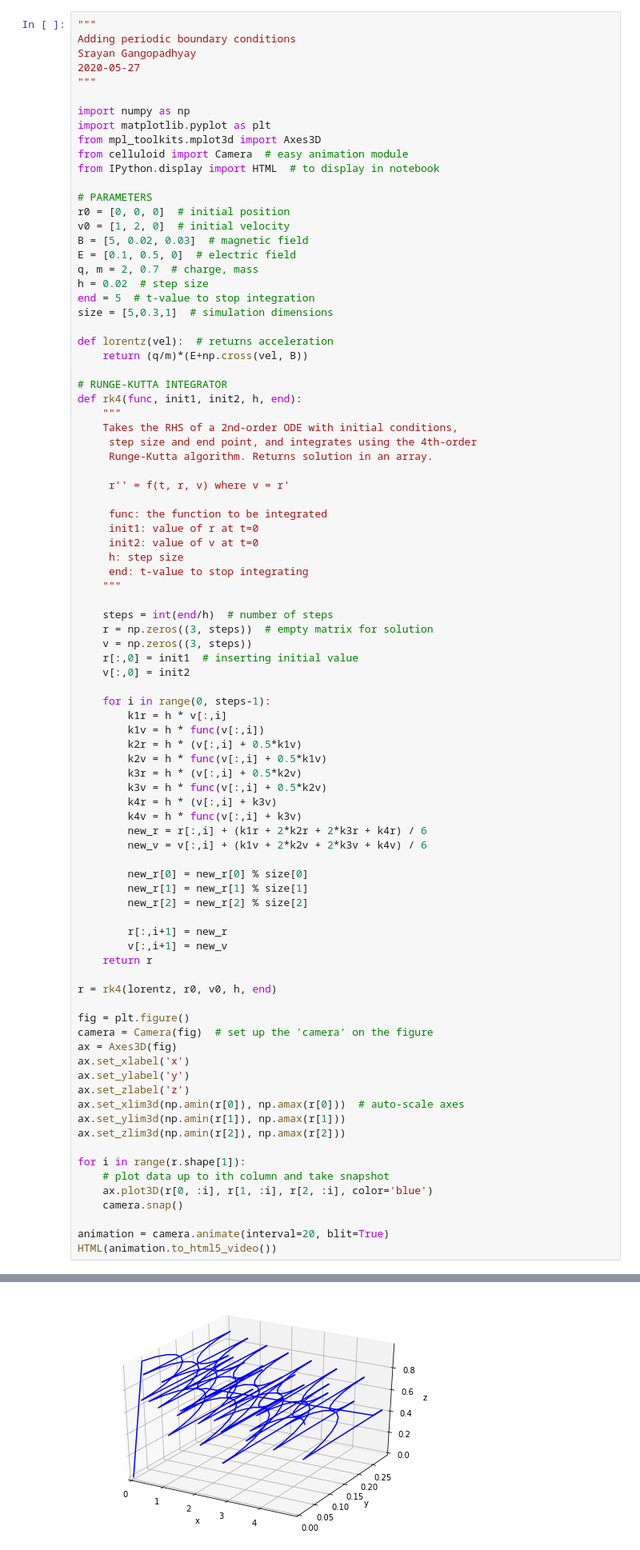
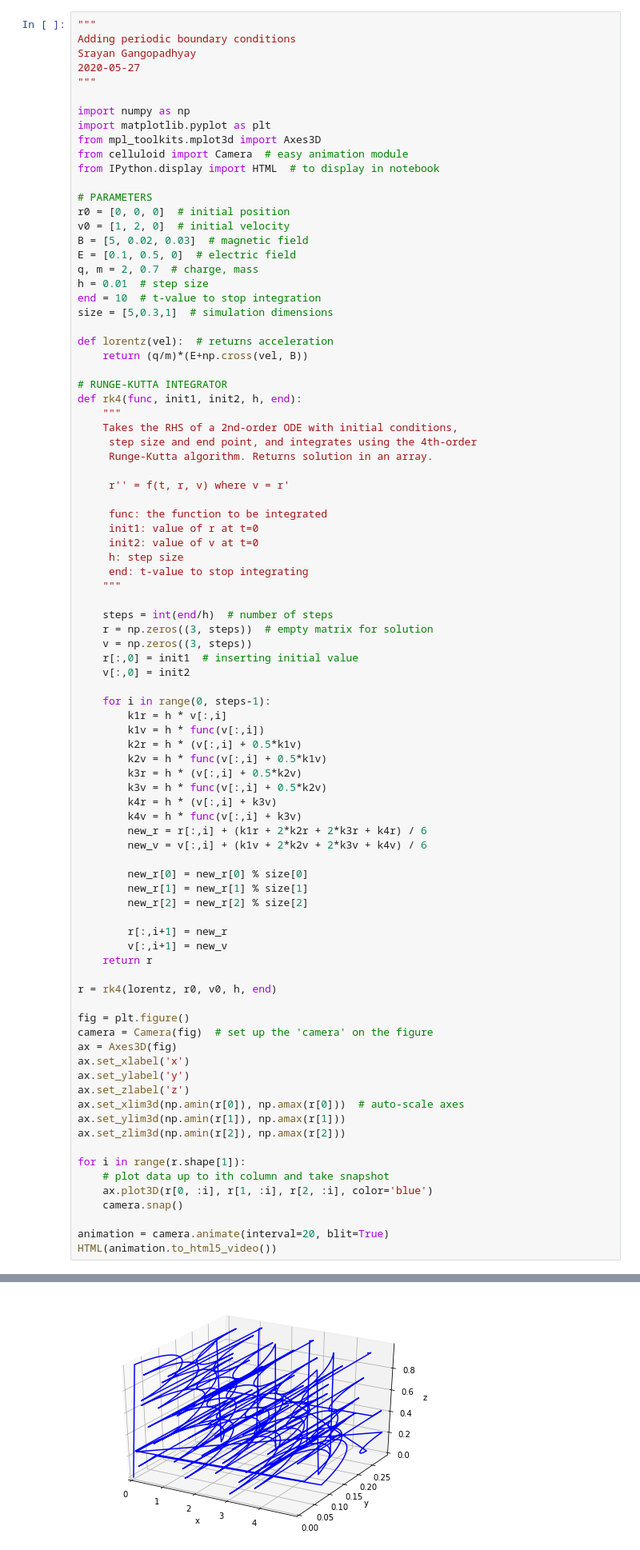
Before and after one commit to sgango/Y1-Project, a Jupyter notebook: ntbks/5_periodic_bc/periodic_bc.ipynb, the cells around one changed output, grey strips where cells are left out. Shown at 80% size. Saved outputs shown, nothing was run; the diff lists cells and outputs as text.

```diff
--- a/ntbks/5_periodic_bc/periodic_bc.ipynb
+++ b/ntbks/5_periodic_bc/periodic_bc.ipynb
@@ -427,8 +427,8 @@ v0 = [1, 2, 0]  # initial velocity
 B = [5, 0.02, 0.03]  # magnetic field
 E = [0.1, 0.5, 0]  # electric field
 q, m = 2, 0.7  # charge, mass
-h = 0.02  # step size
-end = 5  # t-value to stop integration
+h = 0.01  # step size
+end = 10  # t-value to stop integration
 size = [5,0.3,1]  # simulation dimensions
 
 def lorentz(vel):  # returns acceleration
@@ -470,34 +470,34 @@ def rk4(func, init1, init2, h, end):
 
         new_r[0] = new_r[0] % size[0]
         new_r[1] = new_r[1] % size[1]
         new_r[2] = new_r[2] % size[2]
 
         r[:,i+1] = new_r
         v[:,i+1] = new_v
     return r
 
 r = rk4(lorentz, r0, v0, h, end)
 
 fig = plt.figure()
 camera = Camera(fig)  # set up the 'camera' on the figure
 ax = Axes3D(fig)
 ax.set_xlabel('x')
 ax.set_ylabel('y')
 ax.set_zlabel('z')
 ax.set_xlim3d(np.amin(r[0]), np.amax(r[0]))  # auto-scale axes
 ax.set_ylim3d(np.amin(r[1]), np.amax(r[1]))
 ax.set_zlim3d(np.amin(r[2]), np.amax(r[2]))
 
 for i in range(r.shape[1]):
     # plot data up to ith column and take snapshot
     ax.plot3D(r[0, :i], r[1, :i], r[2, :i], color='blue')
     camera.snap()
 
 animation = camera.animate(interval=20, blit=True)
 HTML(animation.to_html5_video())
 # %% [output]
 [interactive output not drawn]
-[figure, old version]
+[figure, new version]
 # %% [markdown]
 **Back to 1D**
 
```
Also changed, not shown: parts of 5 cells of this notebook, 1 other file.
